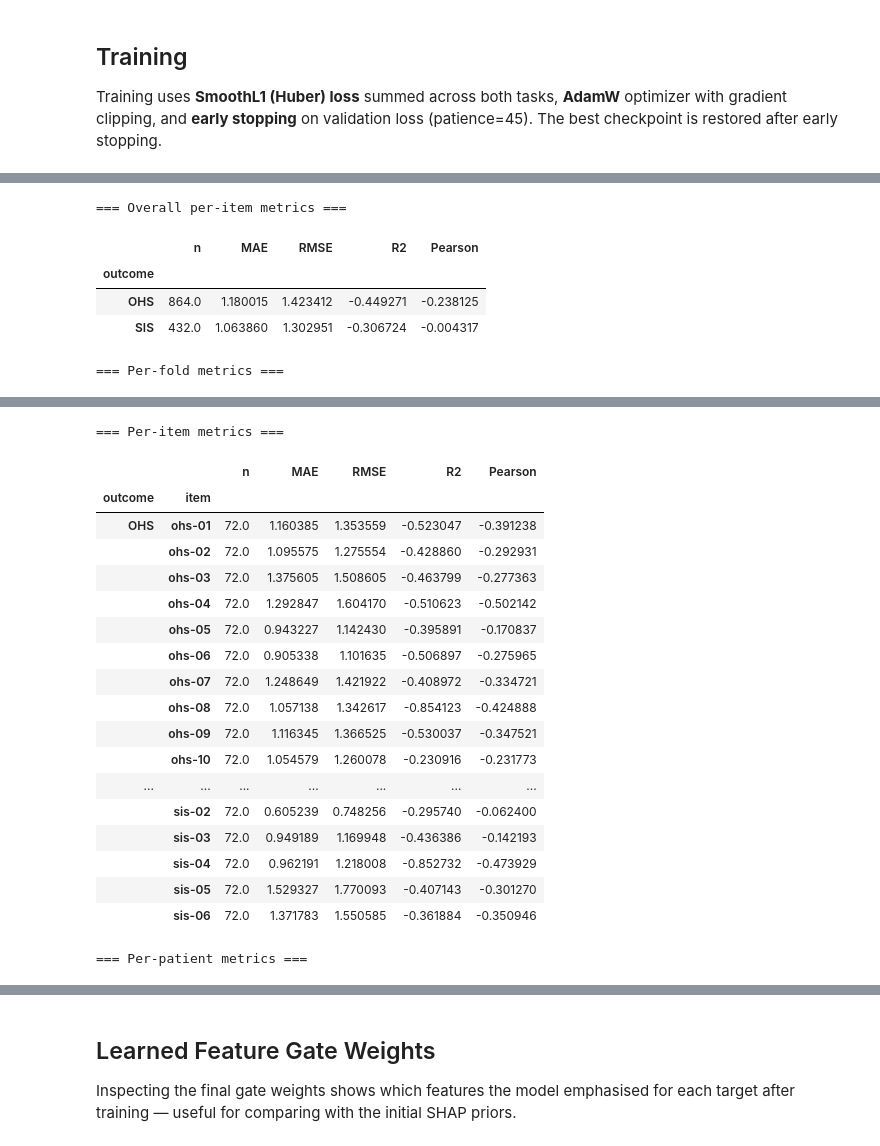
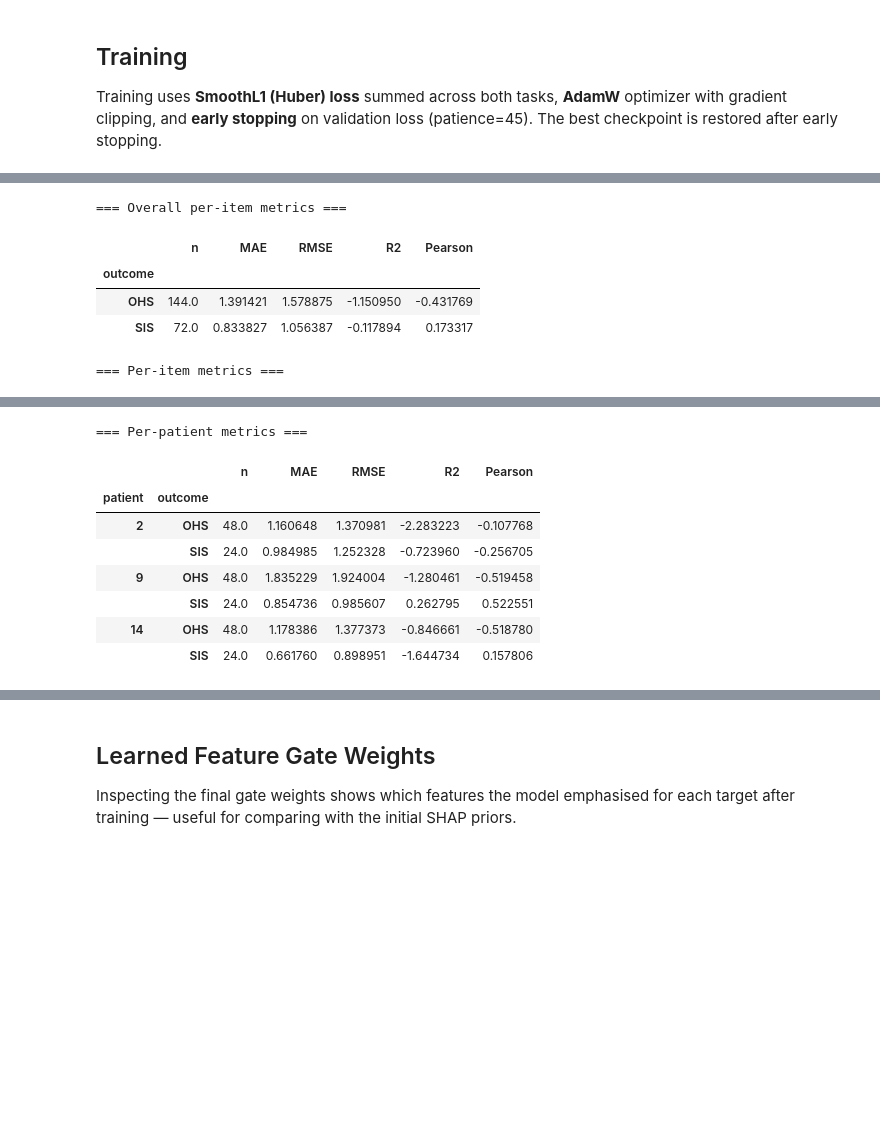
Before and after one commit to VNSwtHuo/maison-llf, a Jupyter notebook: FINALLLL_gru_shap_selected_features.ipynb, the cells around one changed output, grey strips where cells are left out. Saved outputs shown, nothing was run; the diff lists cells and outputs as text; code cells hidden in the pictures; blank space fills up the shorter version.

```diff
--- a/FINALLLL_gru_shap_selected_features.ipynb
+++ b/FINALLLL_gru_shap_selected_features.ipynb
@@ -732,22 +675,11 @@ def train_one_fold(fold: dict) -> dict:
 # %%
-cv_artifacts = []
-for fold in cv_folds:
-    artifact = train_one_fold(fold)
-    cv_artifacts.append(artifact)
-    print(
-        f"Fold {artifact['fold']}: "
-        f"epochs={artifact['epochs']:>3}, "
-        f"best_val={artifact['best_val']:.4f}, "
-        f"SIS decay={artifact['sis_decay']:.4f}, "
-        f"OHS decay={artifact['ohs_decay']:.4f}"
-    )
+artifact   = train_model(split)
+history_df = artifact["history"]
 
-history_df = pd.concat([a["history"] for a in cv_artifacts], ignore_index=True)
-display(pd.DataFrame([{
-    "fold"     : a["fold"],
-    "epochs"   : a["epochs"],
-    "best_val" : round(a["best_val"],  4),
-    "sis_decay": round(a["sis_decay"], 4),
-    "ohs_decay": round(a["ohs_decay"], 4),
-} for a in cv_artifacts]))
+print(
+    f"epochs={artifact['epochs']}, "
+    f"best_val={artifact['best_val']:.4f}, "
+    f"SIS decay={artifact['sis_decay']:.4f}, "
+    f"OHS decay={artifact['ohs_decay']:.4f}"
+)
 # %% [output]
@@ -783,6 +703,5 @@ Predictions are collected on held-out test patients for each fold. Per-item metr
 # %%
 def collect_predictions(artifact: dict) -> pd.DataFrame:
-    """Run the model on its fold's test set and return a long-format DataFrame."""
     rows  = []
     model = artifact["model"]
     model.eval()
@@ -797,7 +716,6 @@ def collect_predictions(artifact: dict) -> pd.DataFrame:
             ohs_pred  = output["ohs"].cpu().tolist()
             for i in range(len(batch["patient"])):
                 base = {
-                    "fold"         : artifact["fold"],
                     "patient"      : batch["patient"][i],
                     "clinical_time": pd.Timestamp(batch["clinical_time"][i]),
                     "history_days" : int(batch["lengths"][i]),
@@ -812,7 +730,6 @@ def collect_predictions(artifact: dict) -> pd.DataFrame:
 
 
 def regression_metrics(frame: pd.DataFrame) -> pd.Series:
-    """Compute MAE, RMSE, R², and Pearson r — identical to the accepted paper."""
     y, p     = frame["truth"].to_numpy(), frame["prediction"].to_numpy()
     pearson  = np.corrcoef(y, p)[0, 1] if (len(y) > 1 and np.std(y) > 0 and np.std(p) > 0) else np.nan
     residual = y - p
@@ -829,27 +746,21 @@ def grouped_metrics(frame: pd.DataFrame, group_cols: list) -> pd.DataFrame:
         rows.append(dict(zip(group_cols, keys)) | regression_metrics(group).to_dict())
     return pd.DataFrame(rows).set_index(group_cols)
 # %%
-# Collect all test predictions
-cv_predictions = pd.concat(
-    [collect_predictions(a) for a in cv_artifacts], ignore_index=True
-)
+predictions = collect_predictions(artifact)
 
 print("=== Overall per-item metrics ===")
-display(grouped_metrics(cv_predictions, ["outcome"]))
-
-print("\n=== Per-fold metrics ===")
-display(grouped_metrics(cv_predictions, ["fold", "outcome"]))
+display(grouped_metrics(predictions, ["outcome"]))
 
 print("\n=== Per-item metrics ===")
-display(grouped_metrics(cv_predictions, ["outcome", "item"]))
+display(grouped_metrics(predictions, ["outcome", "item"]))
 
 print("\n=== Per-patient metrics ===")
-display(grouped_metrics(cv_predictions, ["patient", "outcome"]))
+display(grouped_metrics(predictions, ["patient", "outcome"]))
 # %% [output]
 === Overall per-item metrics ===
 |  | n | MAE | RMSE | R2 | Pearson |
 | outcome |  |  |  |  |  |
-| OHS | 864.0 | 1.180015 | 1.423412 | -0.449271 | -0.238125 |
-| SIS | 432.0 | 1.063860 | 1.302951 | -0.306724 | -0.004317 |
+| OHS | 144.0 | 1.391421 | 1.578875 | -1.150950 | -0.431769 |
+| SIS | 72.0 | 0.833827 | 1.056387 | -0.117894 | 0.173317 |
-=== Per-fold metrics ===
+=== Per-item metrics ===
 |  |  | n | MAE | RMSE | R2 | Pearson |
@@ -867,20 +784,9 @@ display(grouped_metrics(cv_predictions, ["patient", "outcome"]))
-=== Per-item metrics ===
+=== Per-patient metrics ===
 |  |  | n | MAE | RMSE | R2 | Pearson |
-| outcome | item |  |  |  |  |  |
-| OHS | ohs-01 | 72.0 | 1.160385 | 1.353559 | -0.523047 | -0.391238 |
-|  | ohs-02 | 72.0 | 1.095575 | 1.275554 | -0.428860 | -0.292931 |
-|  | ohs-03 | 72.0 | 1.375605 | 1.508605 | -0.463799 | -0.277363 |
-|  | ohs-04 | 72.0 | 1.292847 | 1.604170 | -0.510623 | -0.502142 |
-|  | ohs-05 | 72.0 | 0.943227 | 1.142430 | -0.395891 | -0.170837 |
-|  | ohs-06 | 72.0 | 0.905338 | 1.101635 | -0.506897 | -0.275965 |
-|  | ohs-07 | 72.0 | 1.248649 | 1.421922 | -0.408972 | -0.334721 |
-|  | ohs-08 | 72.0 | 1.057138 | 1.342617 | -0.854123 | -0.424888 |
-|  | ohs-09 | 72.0 | 1.116345 | 1.366525 | -0.530037 | -0.347521 |
-|  | ohs-10 | 72.0 | 1.054579 | 1.260078 | -0.230916 | -0.231773 |
-| ... | ... | ... | ... | ... | ... | ... |
-|  | sis-02 | 72.0 | 0.605239 | 0.748256 | -0.295740 | -0.062400 |
-|  | sis-03 | 72.0 | 0.949189 | 1.169948 | -0.436386 | -0.142193 |
-|  | sis-04 | 72.0 | 0.962191 | 1.218008 | -0.852732 | -0.473929 |
-|  | sis-05 | 72.0 | 1.529327 | 1.770093 | -0.407143 | -0.301270 |
-|  | sis-06 | 72.0 | 1.371783 | 1.550585 | -0.361884 | -0.350946 |
+| patient | outcome |  |  |  |  |  |
+| 2 | OHS | 48.0 | 1.160648 | 1.370981 | -2.283223 | -0.107768 |
+|  | SIS | 24.0 | 0.984985 | 1.252328 | -0.723960 | -0.256705 |
+| 9 | OHS | 48.0 | 1.835229 | 1.924004 | -1.280461 | -0.519458 |
+|  | SIS | 24.0 | 0.854736 | 0.985607 | 0.262795 | 0.522551 |
+| 14 | OHS | 48.0 | 1.178386 | 1.377373 | -0.846661 | -0.518780 |
+|  | SIS | 24.0 | 0.661760 | 0.898951 | -1.644734 | 0.157806 |
-=== Per-patient metrics ===
```
Also changed, not shown: parts of 16 cells of this notebook, 32 other files.
